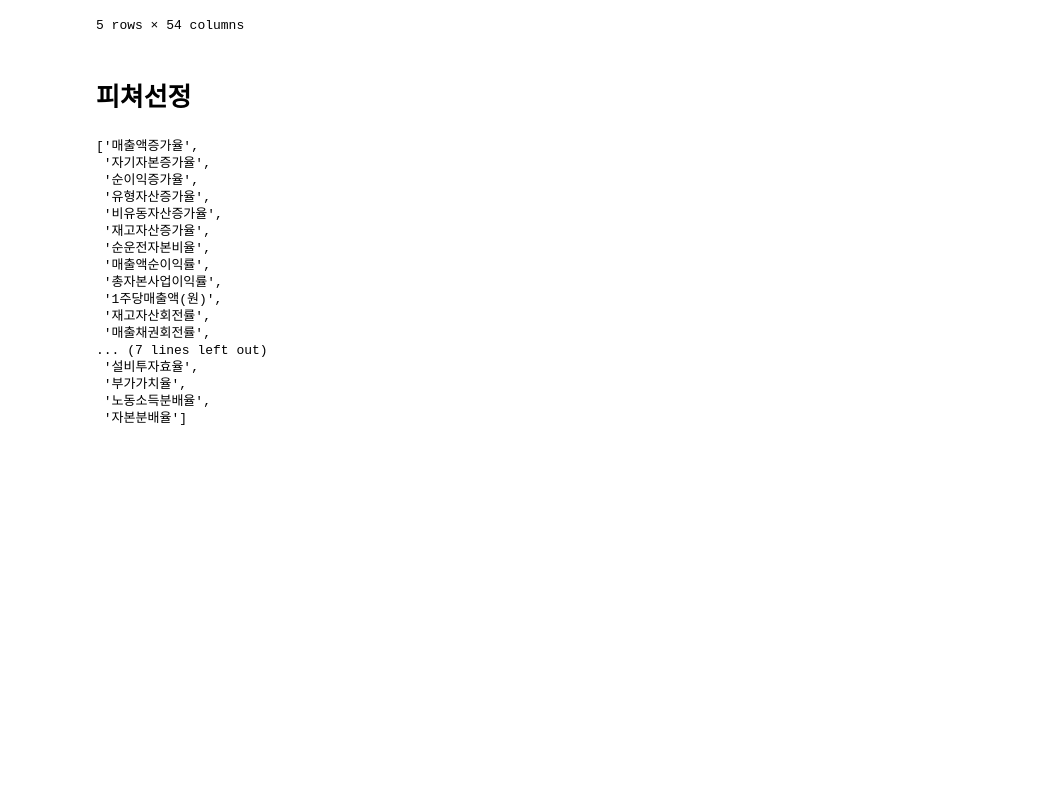
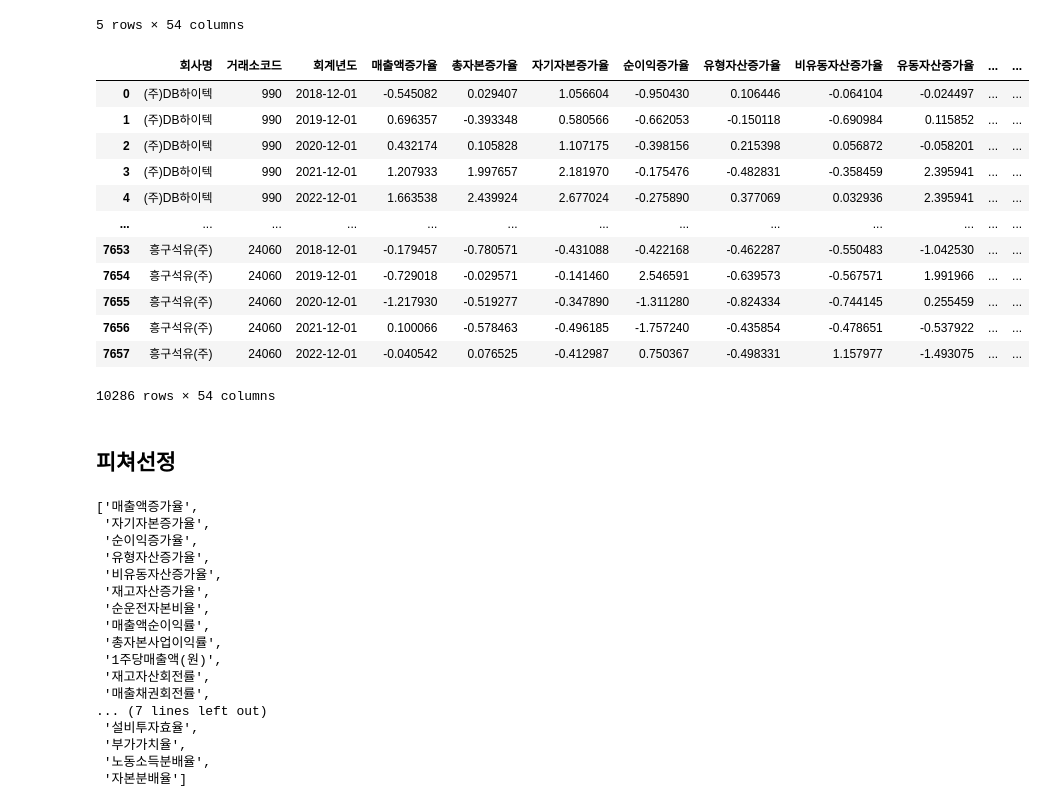
Before and after one commit to BDooHyun/ubion_python_class_01, a Jupyter notebook: 공모전/코드공유파일.ipynb, the cells around one changed output. Saved outputs shown, nothing was run; the diff lists cells and outputs as text; code cells hidden in the pictures; blank space fills up the shorter version.

```diff
--- a/공모전/코드공유파일.ipynb
+++ b/공모전/코드공유파일.ipynb
@@ -513,8 +513,24 @@ kosdaq.head()
 # %%
 # kospi, kosdaq 데이터 병합
 data = pd.concat([kospi, kosdaq], axis = 0)
+# %%
+data
+# %% [output]
+|  | 회사명 | 거래소코드 | 회계년도 | 매출액증가율 | 총자본증가율 | 자기자본증가율 | 순이익증가율 | 유형자산증가율 | 비유동자산증가율 | 유동자산증가율 | ... | ... |
+| 0 | (주)DB하이텍 | 990 | 2018-12-01 | -0.545082 | 0.029407 | 1.056604 | -0.950430 | 0.106446 | -0.064104 | -0.024497 | ... | ... |
+| 1 | (주)DB하이텍 | 990 | 2019-12-01 | 0.696357 | -0.393348 | 0.580566 | -0.662053 | -0.150118 | -0.690984 | 0.115852 | ... | ... |
+| 2 | (주)DB하이텍 | 990 | 2020-12-01 | 0.432174 | 0.105828 | 1.107175 | -0.398156 | 0.215398 | 0.056872 | -0.058201 | ... | ... |
+| 3 | (주)DB하이텍 | 990 | 2021-12-01 | 1.207933 | 1.997657 | 2.181970 | -0.175476 | -0.482831 | -0.358459 | 2.395941 | ... | ... |
+| 4 | (주)DB하이텍 | 990 | 2022-12-01 | 1.663538 | 2.439924 | 2.677024 | -0.275890 | 0.377069 | 0.032936 | 2.395941 | ... | ... |
+| ... | ... | ... | ... | ... | ... | ... | ... | ... | ... | ... | ... | ... |
+| 7653 | 흥구석유(주) | 24060 | 2018-12-01 | -0.179457 | -0.780571 | -0.431088 | -0.422168 | -0.462287 | -0.550483 | -1.042530 | ... | ... |
+| 7654 | 흥구석유(주) | 24060 | 2019-12-01 | -0.729018 | -0.029571 | -0.141460 | 2.546591 | -0.639573 | -0.567571 | 1.991966 | ... | ... |
+| 7655 | 흥구석유(주) | 24060 | 2020-12-01 | -1.217930 | -0.519277 | -0.347890 | -1.311280 | -0.824334 | -0.744145 | 0.255459 | ... | ... |
+| 7656 | 흥구석유(주) | 24060 | 2021-12-01 | 0.100066 | -0.578463 | -0.496185 | -1.757240 | -0.435854 | -0.478651 | -0.537922 | ... | ... |
+| 7657 | 흥구석유(주) | 24060 | 2022-12-01 | -0.040542 | 0.076525 | -0.412987 | 0.750367 | -0.498331 | 1.157977 | -1.493075 | ... | ... |
+10286 rows × 54 columns
 # %% [markdown]
-# 피쳐선정
+## 피쳐선정
 # %%
 # lasso
 
```
Also changed, not shown: parts of 7 cells of this notebook, 10 other files.
